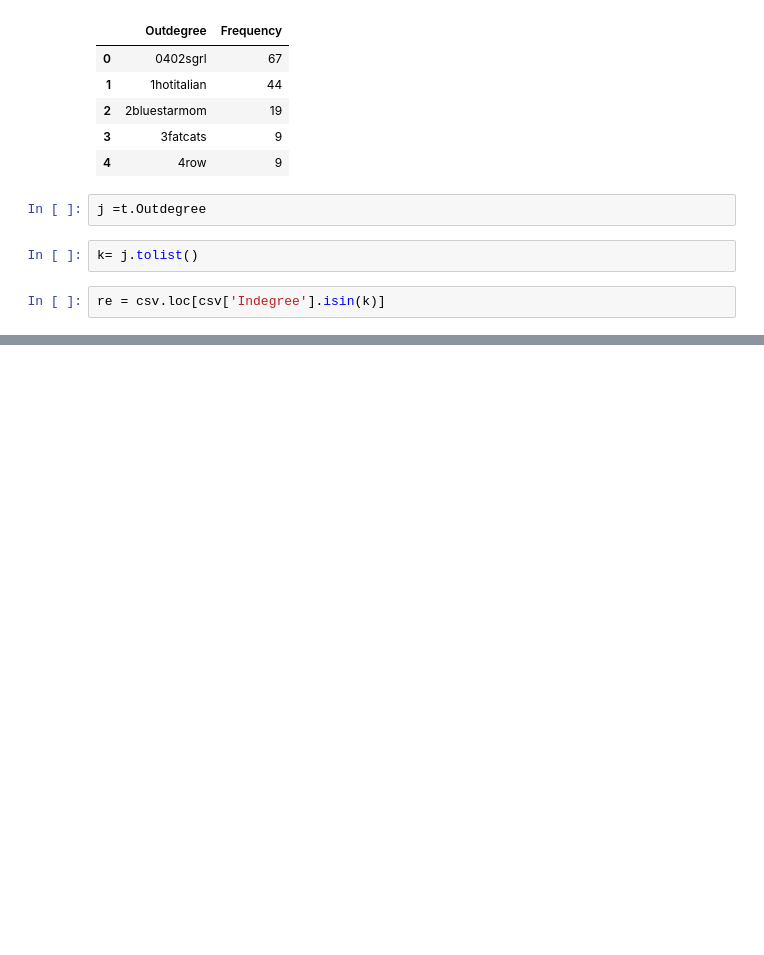
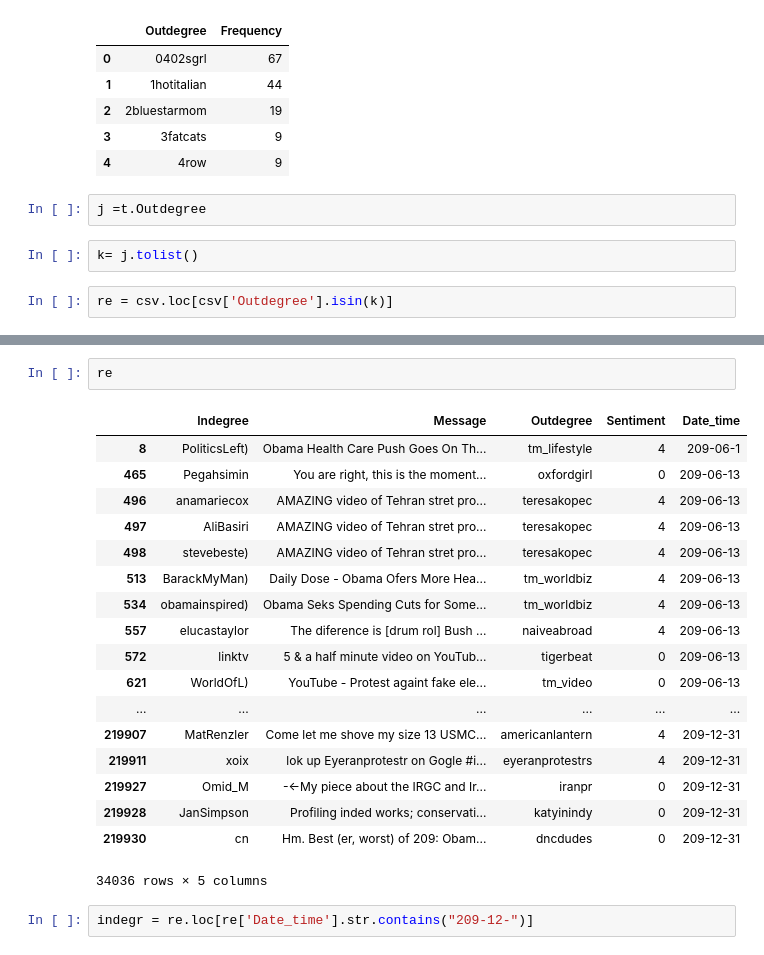
Before and after one commit to richardsop/SNA, a Jupyter notebook: dataMunglingPolitics.ipynb, the cells around one changed output, grey strips where cells are left out. Saved outputs shown, nothing was run; the diff lists cells and outputs as text; blank space fills up the shorter version.

```diff
--- a/dataMunglingPolitics.ipynb
+++ b/dataMunglingPolitics.ipynb
@@ -48,7 +57,7 @@ j =t.Outdegree
 # %%
 k= j.tolist()
 # %%
-re = csv.loc[csv['Indegree'].isin(k)]
+re = csv.loc[csv['Outdegree'].isin(k)]
 # %%
 re.shape
 # %% [output]
@@ -55,0 +65,23 @@ re.shape
+# %%
+re
+# %% [output]
+|  | Indegree | Message | Outdegree | Sentiment | Date_time |
+| 8 | PoliticsLeft) | Obama Health Care Push Goes On Th... | tm_lifestyle | 4 | 209-06-1 |
+| 465 | Pegahsimin | You are right, this is the moment... | oxfordgirl | 0 | 209-06-13 |
+| 496 | anamariecox | AMAZING video of Tehran stret pro... | teresakopec | 4 | 209-06-13 |
+| 497 | AliBasiri | AMAZING video of Tehran stret pro... | teresakopec | 4 | 209-06-13 |
+| 498 | stevebeste) | AMAZING video of Tehran stret pro... | teresakopec | 4 | 209-06-13 |
+| 513 | BarackMyMan) | Daily Dose - Obama Ofers More Hea... | tm_worldbiz | 4 | 209-06-13 |
+| 534 | obamainspired) | Obama Seks Spending Cuts for Some... | tm_worldbiz | 4 | 209-06-13 |
+| 557 | elucastaylor | The diference is [drum rol] Bush ... | naiveabroad | 4 | 209-06-13 |
+| 572 | linktv | 5 & a half minute video on YouTub... | tigerbeat | 0 | 209-06-13 |
+| 621 | WorldOfL) | YouTube - Protest againt fake ele... | tm_video | 0 | 209-06-13 |
+| ... | ... | ... | ... | ... | ... |
+| 219907 | MatRenzler | Come let me shove my size 13 USMC... | americanlantern | 4 | 209-12-31 |
+| 219911 | xoix | lok up Eyeranprotestr on Gogle #i... | eyeranprotestrs | 4 | 209-12-31 |
+| 219927 | Omid_M | -<-My piece about the IRGC and Ir... | iranpr | 0 | 209-12-31 |
+| 219928 | JanSimpson | Profiling inded works; conservati... | katyinindy | 0 | 209-12-31 |
+| 219930 | cn | Hm. Best (er, worst) of 209: Obam... | dncdudes | 0 | 209-12-31 |
+34036 rows × 5 columns
+# %%
+indegr = re.loc[re['Date_time'].str.contains("209-12-")]
```
Also changed, not shown: parts of 10 cells of this notebook.
